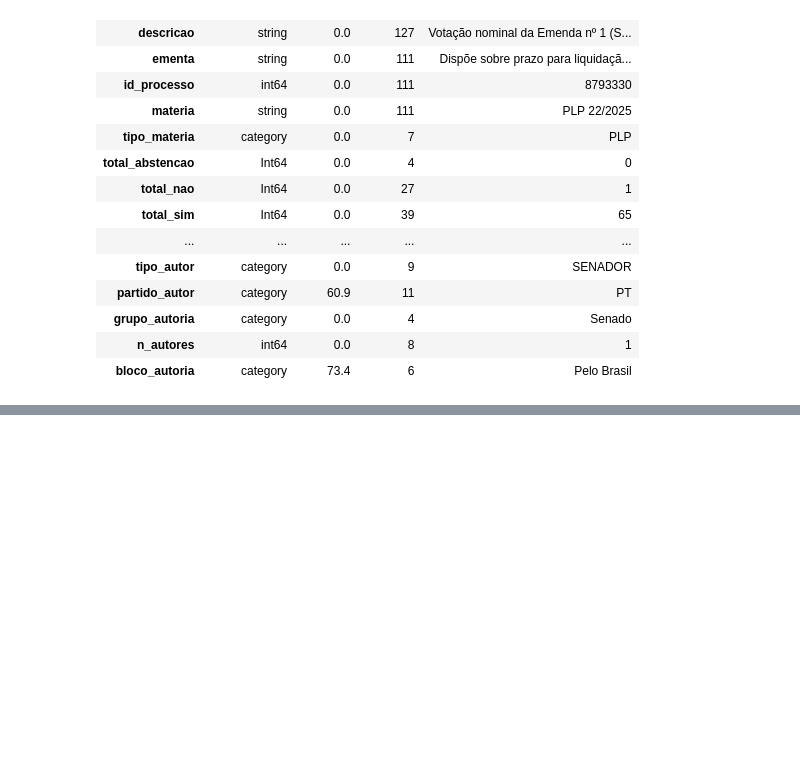
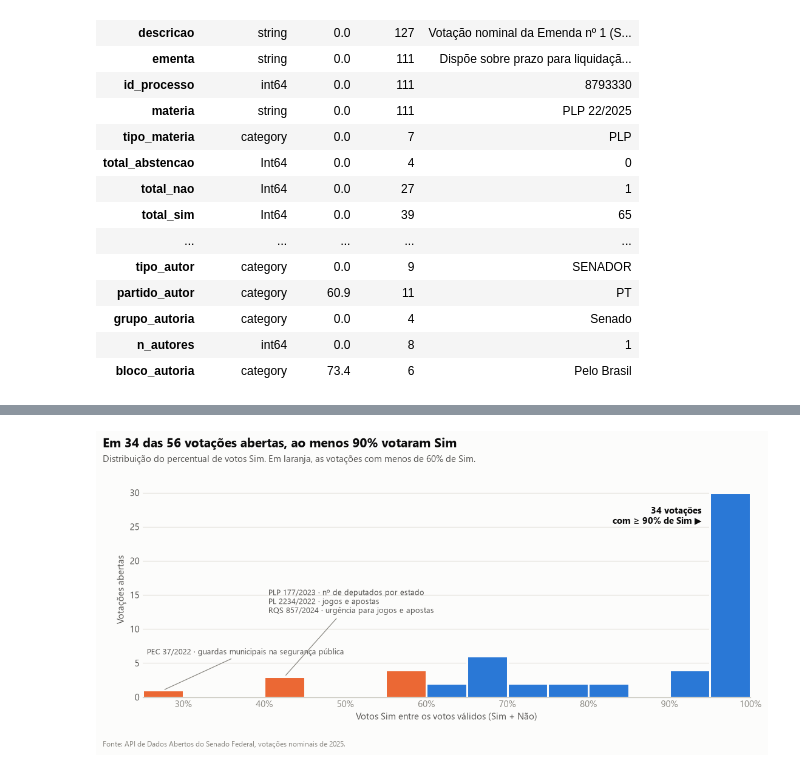
Before and after one commit to pedrob21/Aleon-Challenge, a Jupyter notebook: challenge.ipynb, the cells around one changed output, grey strips where cells are left out. Saved outputs shown, nothing was run; the diff lists cells and outputs as text; code cells hidden in the pictures; blank space fills up the shorter version.

Commit message:
Gráficos e conclusões + README.md

```diff
--- a/challenge.ipynb
+++ b/challenge.ipynb
@@ -770,0 +977,51 @@ resumo(votacoes)
+# %%
+# Nomes curtos das propostas que aparecem em destaque nos gráficos (a ementa é longa demais)
+APELIDOS: dict[str, str] = {
+    "PEC 37/2022": "guardas municipais na segurança pública",
+    "PL 2234/2022": "jogos e apostas",
+    "PLP 177/2023": "nº de deputados por estado",
+    "PLP 192/2023": "Lei de Inelegibilidade",
+    "PL 769/2024": "cargos de polícia judicial no STF",
+    "PLP 108/2024": "Comitê Gestor do IBS",
+    "RQS 857/2024": "urgência para jogos e apostas",
+    "RQS 451/2025": "urgência para nº de deputados",
+}
+
+# Dados: % de Sim entre os votos válidos (Sim + Não) de cada votação aberta.
+# Abstenções ficam de fora do cálculo, porque não indicam apoio nem oposição.
+abertas = votacoes[~votacoes["secreta"]].copy()
+abertas["pct_sim"] = (abertas["total_sim"] / (abertas["total_sim"] + abertas["total_nao"])).astype(float) * 100
+quase_unanimes = int((abertas["pct_sim"] >= 90).sum())
+
+fig, ax = plt.subplots(figsize=(10, 4.8))
+bins = np.arange(25, 105, 5)  # faixas de 5 pontos percentuais: 25-30%, 30-35%, ..., 95-100%
+contagem, _, barras = ax.hist(abertas["pct_sim"], bins=bins, color=AZUL, edgecolor=SUPERFICIE, linewidth=2)
+for b, borda in zip(barras, bins[:-1]):  # destaca as votações com menos de 60% de Sim
+    if borda < 60:
+        b.set_facecolor(LARANJA)
+ax.set_xlim(25, 100)
+ax.xaxis.set_major_formatter(lambda v, _: f"{v:.0f}%")
+ax.yaxis.grid(True)
+ax.set_axisbelow(True)
+ax.spines["left"].set_visible(False)
+ax.set_xlabel("Votos Sim entre os votos válidos (Sim + Não)")
+ax.set_ylabel("Votações abertas")
+
+# rotula as votações rejeitadas pela maioria, agrupando as que caem na mesma faixa;
+# cada grupo de rótulos fica numa altura própria para não haver sobreposição
+disputadas = abertas[abertas["pct_sim"] < 50].sort_values("pct_sim")
+for i, (faixa, grupo) in enumerate(disputadas.groupby((disputadas["pct_sim"] // 5) * 5)):
+    nomes = "\n".join(f"{m} · {APELIDOS.get(m, m)}" for m in grupo["materia"].drop_duplicates())
+    altura = contagem[np.searchsorted(bins, faixa, side="right") - 1]  # altura da barra da faixa
+    # xy = ponta da linha (topo da barra); xytext = onde fica o texto
+    ax.annotate(nomes, xy=(faixa + 2.5, altura), xytext=(faixa + 0.5, 6 + 6 * i), va="bottom",
+                fontsize=8.5, color=TINTA_2, arrowprops={"arrowstyle": "-", "color": TINTA_MUTED, "lw": 0.8})
+ax.text(94, contagem[-1] - 2, f"{quase_unanimes} votações\ncom ≥ 90% de Sim ▶", ha="right", va="top",
+        fontsize=9.5, color=TINTA, fontweight="bold")
+titulos(fig, f"Em {quase_unanimes} das {len(abertas)} votações abertas, ao menos 90% votaram Sim",
+        "Distribuição do percentual de votos Sim. Em laranja, as votações com menos de 60% de Sim.")
+rodape(fig)
+fig.subplots_adjust(top=0.84, bottom=0.17, left=0.07, right=0.98)
+plt.show()
+# %% [output]
+[figure, added]
```
Also changed, not shown: parts of 29 cells of this notebook, 1 other file.
